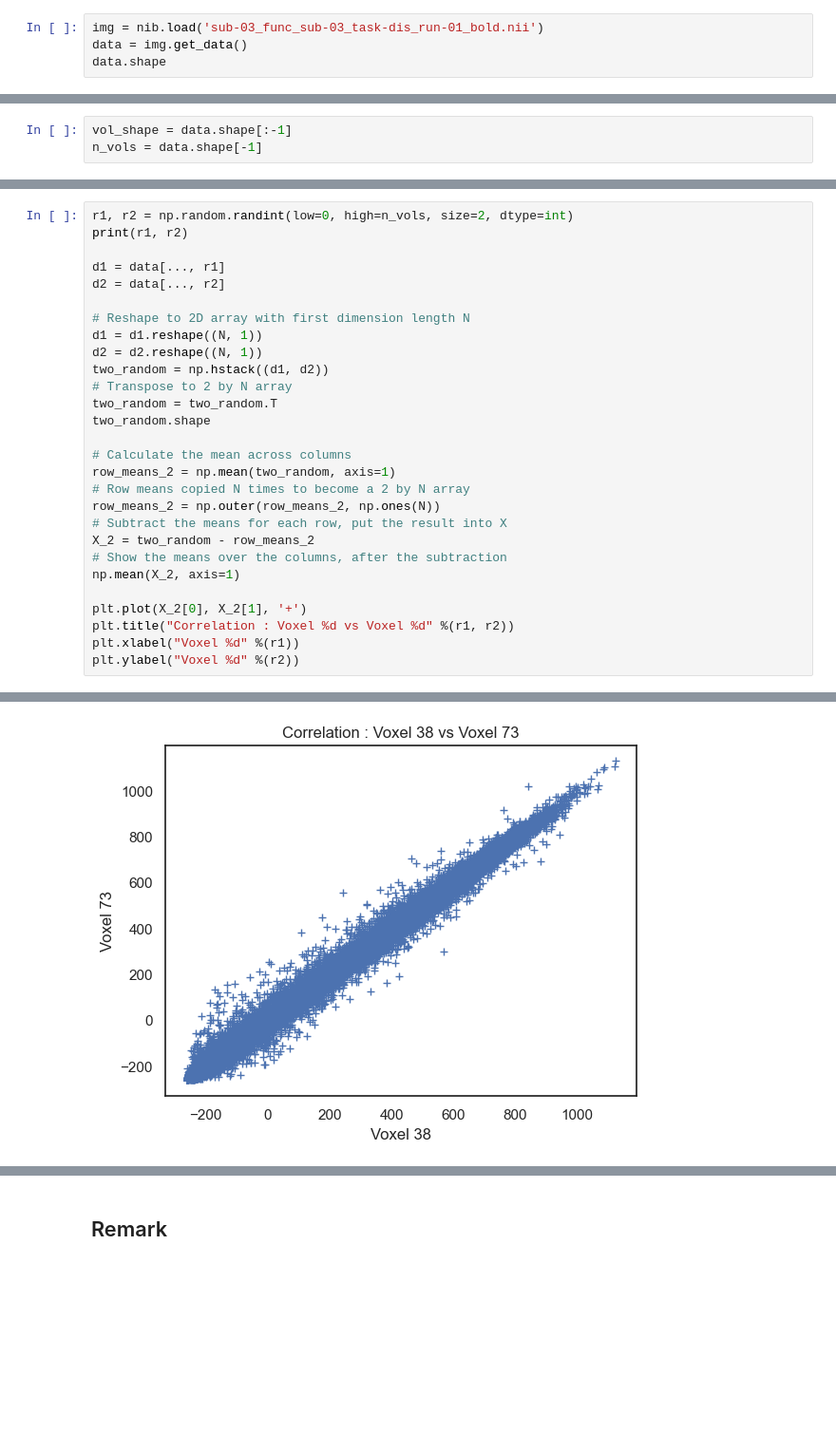
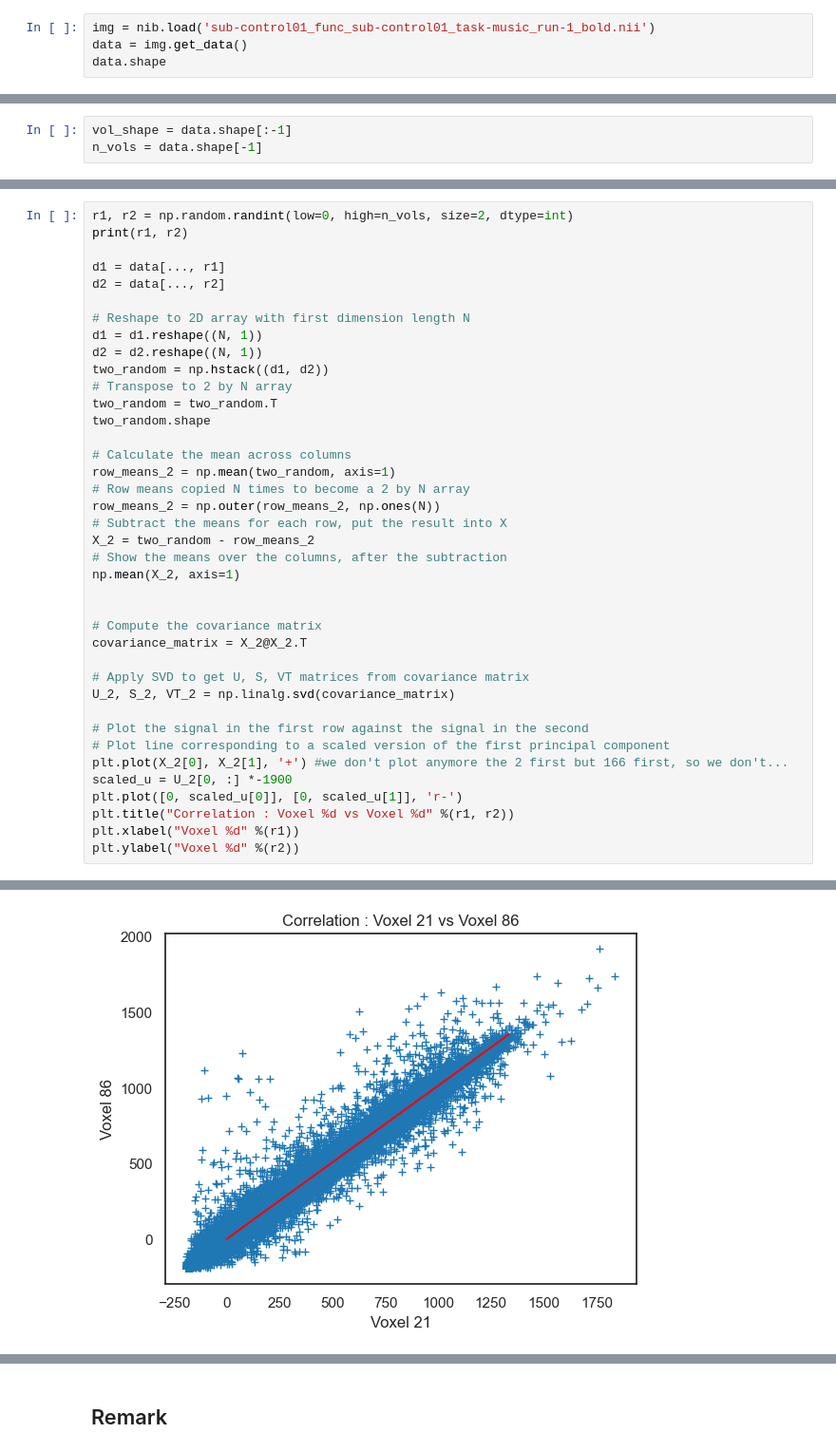
Before and after one commit to mkondracki/miniproject2, a Jupyter notebook: project2.ipynb, the cells around one changed output, grey strips where cells are left out. Shown: that part at 95% size. Cells and saved outputs as stored; diff of their text form; blank space fills up the shorter version.

```diff
--- a/project2.ipynb
+++ b/project2.ipynb
@@ -70,7 +71,7 @@ Requirement already satisfied: nose in c:\users\maxim\anaconda3\envs\nx-421\lib\
 # %% [markdown]
 # load the data  (TODO : importer les autres datas de open neuro)
 # %%
-img = nib.load('sub-03_func_sub-03_task-dis_run-01_bold.nii')
+img = nib.load('sub-control01_func_sub-control01_task-music_run-1_bold.nii')
 data = img.get_data()
 data.shape
 # %% [output]
@@ -196,7 +193,18 @@ X_2 = two_random - row_means_2
 # Show the means over the columns, after the subtraction
 np.mean(X_2, axis=1)
 
-plt.plot(X_2[0], X_2[1], '+')
+
+# Compute the covariance matrix
+covariance_matrix = X_2@X_2.T
+
+# Apply SVD to get U, S, VT matrices from covariance matrix
+U_2, S_2, VT_2 = np.linalg.svd(covariance_matrix)
+
+# Plot the signal in the first row against the signal in the second
+# Plot line corresponding to a scaled version of the first principal component
+plt.plot(X_2[0], X_2[1], '+') #we don't plot anymore the 2 first but 166 first, so we don't...
+scaled_u = U_2[0, :] *-1900
+plt.plot([0, scaled_u[0]], [0, scaled_u[1]], 'r-')
 plt.title("Correlation : Voxel %d vs Voxel %d" %(r1, r2))
 plt.xlabel("Voxel %d" %(r1))
 plt.ylabel("Voxel %d" %(r2))
@@ -206 +214 @@ Text(0, 0.5, 'Voxel 73')
-[figure, old version]
+[figure, new version]
```
Also changed, not shown: parts of 38 cells of this notebook, 2 other files.
